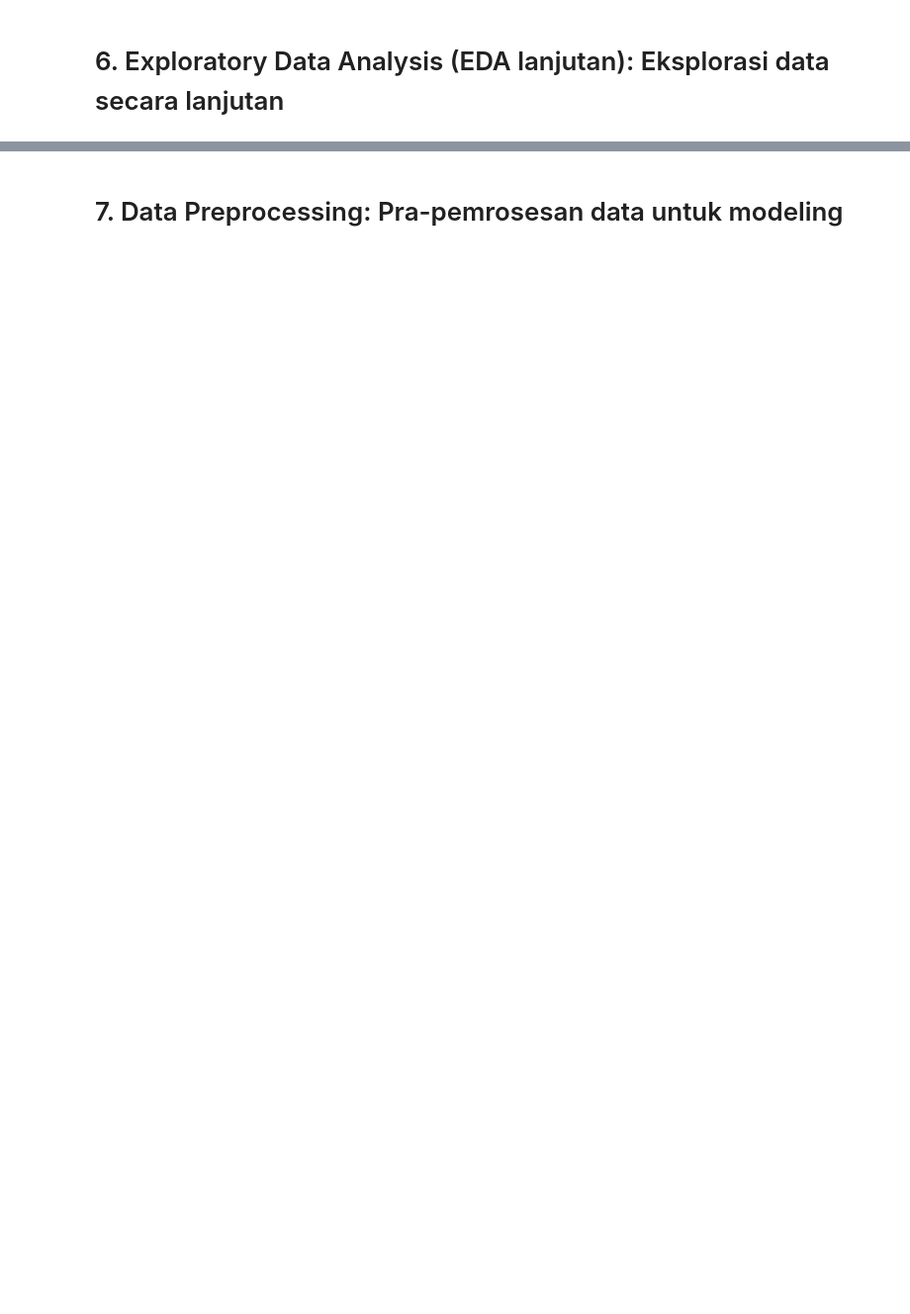
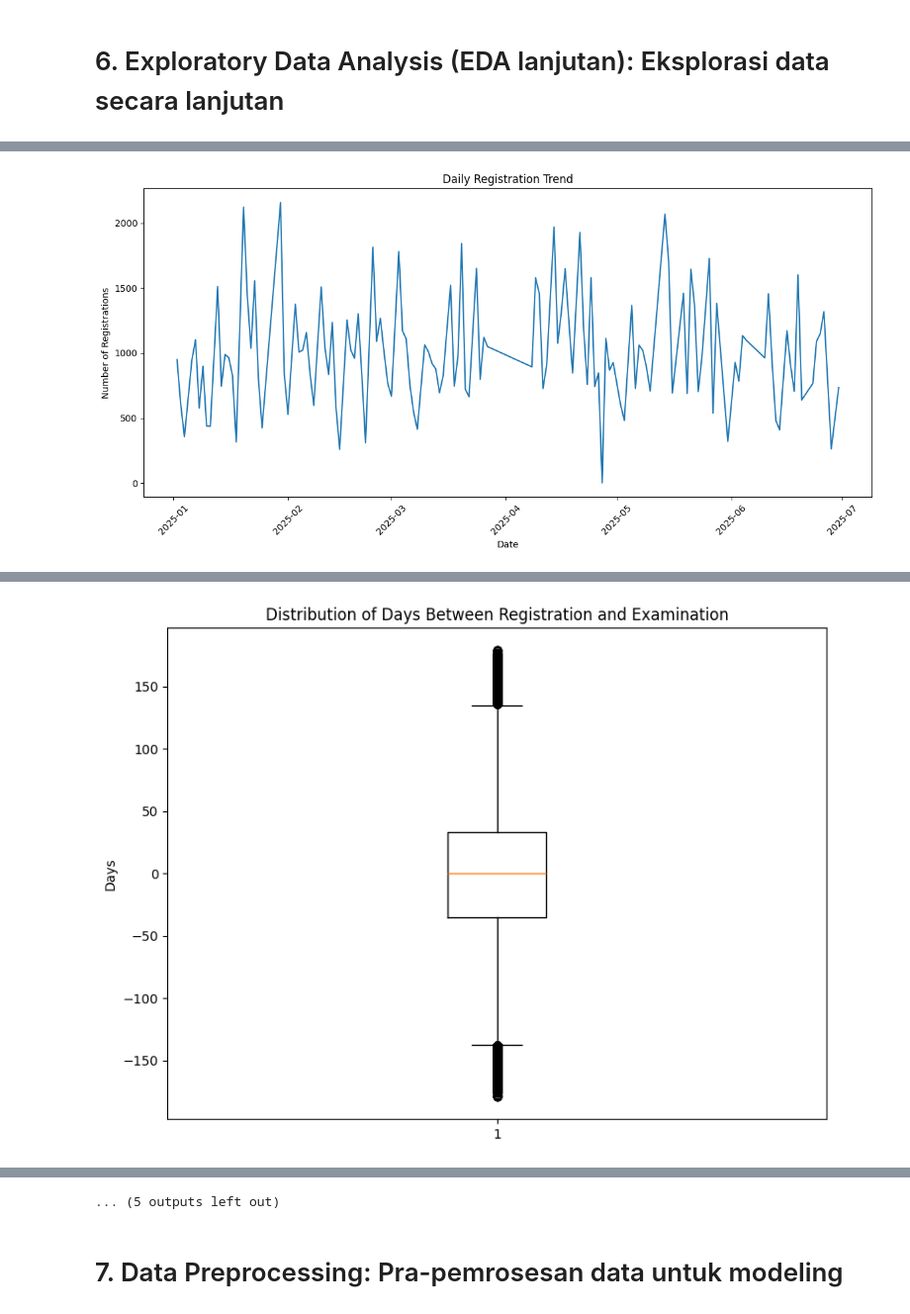
Before and after one commit to Mudhya19/Tree-Based-Algorithm-ML-Add-Antroll-Patients-BPJS, a Jupyter notebook: notebooks/bpjs_add_antrol.ipynb, the cells around one changed output, grey strips where cells are left out. Shown at 99% size. Drawn from its saved outputs; the diff is of its cells as text; code cells hidden in the pictures; blank space fills up the shorter version.

```diff
--- a/notebooks/bpjs_add_antrol.ipynb
+++ b/notebooks/bpjs_add_antrol.ipynb
@@ -551,6 +609,10 @@ def perform_advanced_eda_visualizations(df):
     if df.empty:
         logger.warning("Dataset is empty, skipping advanced EDA visualizations")
         return
+    # FIX: Convert timedelta → float days
+    for col in df.select_dtypes(include=["timedelta64[ns]"]).columns:
+        logger.info(f"Converting timedelta column to days: {col}")
+        df[col] = df[col].dt.total_seconds() / 86400.0
 
     # Create image directory if it doesn't exist
     os.makedirs('image', exist_ok=True)
@@ -757,28 +819,50 @@ def perform_advanced_eda_visualizations(df):
     plt.close() # Close the figure to free memory
     logger.info("Saved advanced EDA visualization: advanced_eda_success_failure_by_hour.png")
 
-    # 9. Pairplot of key numerical features (if available)
-    numerical_cols = df.select_dtypes(include=[np.number]).columns.tolist()
-    if len(numerical_cols) > 1:
-        actual_numerical = [col for col in numerical_cols if col not in ['jenis_kunjungan', 'kd_dokter', 'no_rkm_medis']]
-        if len(actual_numerical) >= 2:
-            # Sample the data if it's too large for pairplot
-            df_sample = df[actual_numerical].dropna().sample(min(100, len(df)), random_state=42)
-            if not df_sample.empty and len(df_sample) > 1:
-                plt.figure(figsize=(10, 8))
-                sns.scatterplot(data=df_sample, x=actual_numerical[0], y=actual_numerical[1])
-                plt.title(f'Scatter Plot: {actual_numerical[0]} vs {actual_numerical[1]}')
-                plt.tight_layout()
-                plt.savefig(os.path.join(IMAGE_DIR, f"Saved advanced EDA visualization: advanced_eda_scatter_{actual_numerical[0]}_vs_{actual_numerical[1]}.png"), dpi=300, bbox_inches='tight')
-                plt.show()
-                plt.close()  # Close the figure to free memory
-                logger.info(f"Saved advanced EDA visualization: advanced_eda_scatter_{actual_numerical[0]}_vs_{actual_numerical[1]}.png")
-            else:
-                logger.info("Not enough data for scatter plot")
-        else:
-            logger.info("Not enough numerical features for scatter plot")
-    else:
-        logger.info("Not enough numerical features for scatter plot")
+    # # 9. Pairplot of key numerical features (if available)
+    # numerical_cols = df.select_dtypes(include=[np.number]).columns.tolist()
+
+    # # FIX: log apa saja kolom numerik
+    # logger.info(f"Detected numerical columns: {numerical_cols}")
+
+    # # Buang kolom numerik palsu jika ada
+    # exclude_cols = ['jenis_kunjungan', 'kd_dokter', 'no_rkm_medis']
+    # actual_numerical = [c for c in numerical_cols if c not in exclude_cols]
+
+    # logger.info(f"Usable numerical columns: {actual_numerical}")
+
+    # # FIX: jika actual_numerical terlalu sedikit, tetap gunakan numerical_cols
+    # if len(actual_numerical) < 2 and len(numerical_cols) >= 2:
+    #     logger.warning("actual_numerical kosong → fallback menggunakan numerical_cols")
+    #     actual_numerical = numerical_cols
+
+    # # Cek kalau tetap tidak cukup kolom numerik
+    # if len(actual_numerical) < 2:
+    #     logger.info("Tidak ada cukup kolom numerik untuk scatter plot.")
+    #     return
+
+    # # Ambil data valid
+    # pair_data = df[actual_numerical].dropna()
+
+    # if len(pair_data) < 2:
+    #     logger.info("Tidak cukup baris valid untuk scatter plot.")
+    #     return
+
+    # # Sampling data aman
+    # df_sample = pair_data.sample(min(100, len(pair_data)), random_state=42)
+
+    # plt.figure(figsize=(10, 8))
+    # sns.scatterplot(data=df_sample, x=actual_numerical[0], y=actual_numerical[1])
+    # plt.title(f'Scatter Plot: {actual_numerical[0]} vs {actual_numerical[1]}')
+
+    # plt.tight_layout()
+    # plt.savefig(os.path.join(IMAGE_DIR, f"advanced_eda_scatter_{actual_numerical[0]}_vs_{actual_numerical[1]}.png"), dpi=300, bbox_inches='tight')
+    # plt.show()
+    # plt.close()
+
+    # logger.info(f"Saved scatter plot: advanced_eda_scatter_{actual_numerical[0]}_vs_{actual_numerical[1]}.png")
+
 
 logger.info("6. Exploratory Data Analysis (EDA Mendalam): Performing advanced EDA visualizations...")
 perform_advanced_eda_visualizations(df)
+# %% [output]
@@ -784,0 +872 @@ perform_advanced_eda_visualizations(df)
+[figure, added]
@@ -784,0 +874 @@ perform_advanced_eda_visualizations(df)
+[figure, added]
@@ -785,3 +883,4 @@ perform_advanced_eda_visualizations(df)
+... (5 outputs left out)
 # %% [markdown]
 # 7. Data Preprocessing: Pra-pemrosesan data untuk modeling
 # %%
```
Also changed, not shown: parts of 10 cells of this notebook, 40 other files.
